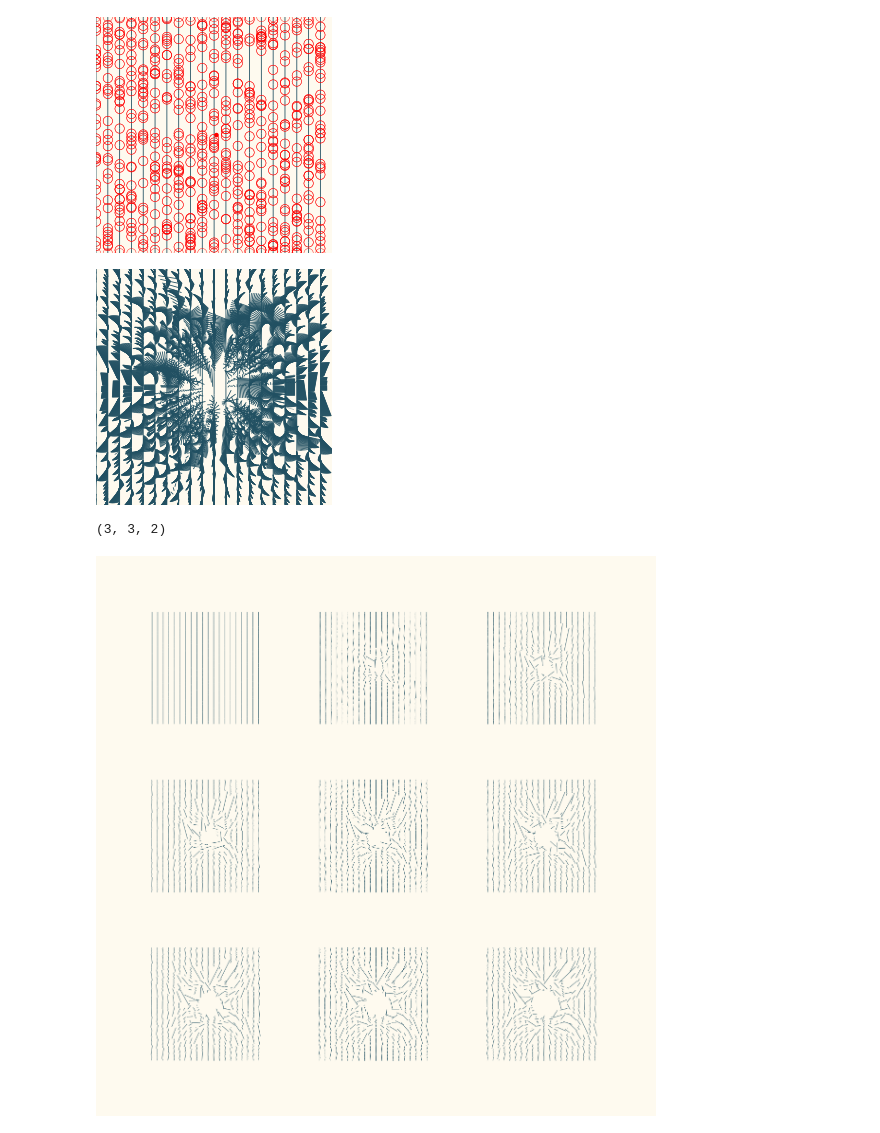
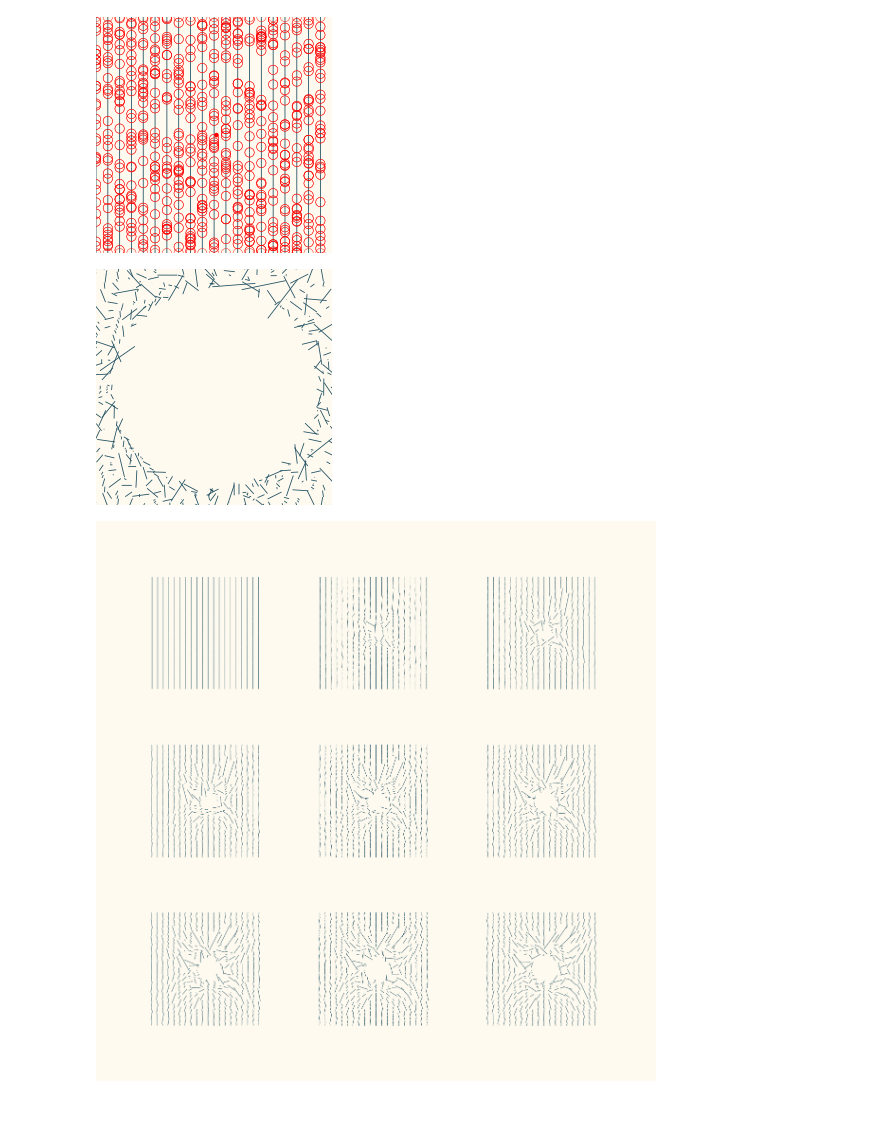
Before and after one commit to leobrowning92/lineart, a Jupyter notebook: notebooks/2022-05-17_shattered_tiles_iteration.ipynb, the cells around one changed output. Drawn from its saved outputs; the diff is of its cells as text; code cells hidden in the pictures.

```diff
--- a/notebooks/2022-05-17_shattered_tiles_iteration.ipynb
+++ b/notebooks/2022-05-17_shattered_tiles_iteration.ipynb
@@ -79,8 +88,8 @@ e_split = EdgeCollection(transform.rand_split_edge(e_prime.edges[0],n_splits=30)
 for e in e_prime.edges[1:]:
     e_split = e_split.combine(EdgeCollection(transform.rand_split_edge(e ,n_splits=30)))
 
-transform.point_push(e_split, force=50,  origin=np.array([[51,50, 0]]), lin_scale = 100, rot_scale=1)
-page = draw.quick_draw_edges(e_split.edges, v=True)
+transform.point_push(e_split, force=50,  origin=np.array([[51,50, -0]]), lin_scale = 100, rot_scale=1)
+page = draw.quick_draw_edges(e_split.edges, v=True, image_size=100)
 page.place(style.full_red.circle(*[51,50, 0][:2], 1))
 Image(page.image(kind="rgba", ppi=60).png())
 # %% [output]
@@ -88,19 +97,15 @@ Image(page.image(kind="rgba", ppi=60).png())
 # %%
 
 ec = e_split.copy()
-page = draw.quick_draw_edges(ec.edges, v=False)
+# page = draw.quick_draw_edges(ec.edges, v=False)
 
-for i in range (25):
+for i in range(100):
     ec.step()
-    draw.quick_draw_edges(ec.edges, v=False, page=page)
-
+    page = draw.quick_draw_edges(ec.edges, v=False, image_size=100)
+    # draw.page_save_iteration(page, name=f"shattered_verticals_{i:03d}", show=False, output_dir="../gif_outs/")
 Image(page.image(kind="rgba", ppi=60).png())
 # %% [output]
-[figure, old version]
+[figure, new version]
-# %%
-tile_origins.shape
-# %% [output]
-(3, 3, 2)
 # %%
 tiled_page, tile_origins = draw.setup_tiled_page(tile_size = (100, 100), n_tiles= (3,3), gap = (50,50))
 ec = e_split.copy()
```
Also changed, not shown: parts of 13 cells of this notebook, 7 other files.
